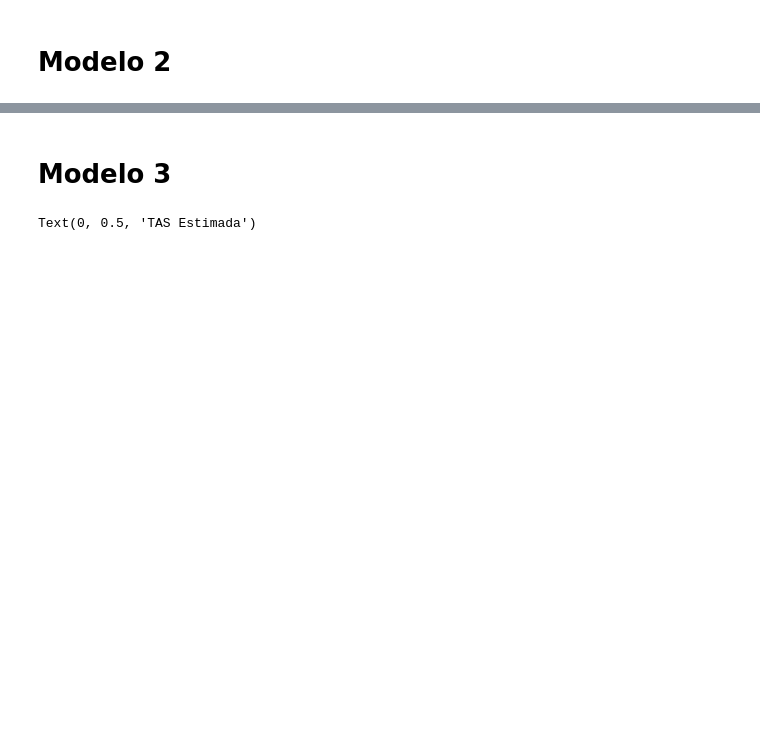
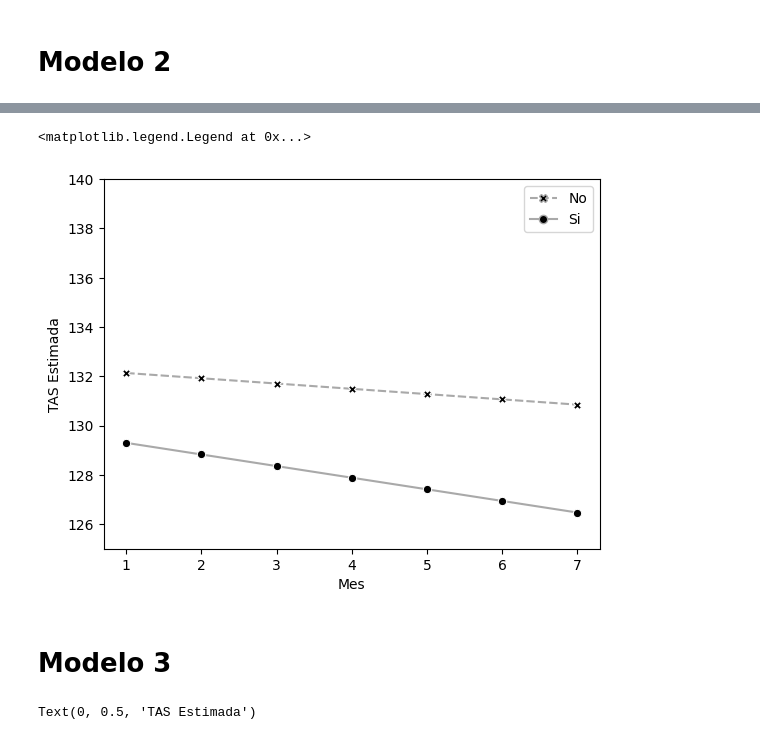
Before and after one commit to ecometto94/Tesis, a Jupyter notebook: Sintaxis/Análisis Inferencial_R.ipynb, the cells around one changed output, grey strips where cells are left out. Saved outputs shown, nothing was run; the diff lists cells and outputs as text; code cells hidden in the pictures; blank space fills up the shorter version.

```diff
--- a/Sintaxis/Análisis Inferencial_R.ipynb
+++ b/Sintaxis/Análisis Inferencial_R.ipynb
@@ -259,3 +272,32 @@ plt.legend(handles=handles, title="Adherencia")
+# %%
+df_2 = pd.DataFrame(
+    {
+        "Mes": list(range(1, 8)) * 2,
+        "Adherencia_Perfecta": [0] * 7 + [1] * 7,
+        "id": [0] * 7 + [1] * 7,
+    }
+)
+
+df_2 = create_sample_df(df_2)
+df_2["Estimated"] = get_predictions(modelo_2, df_2)
+# %%
+sns.lineplot(
+    data=df_2,
+    y="Estimated",
+    x="Mes",
+    hue="id",
+    palette=["darkgrey"] * 2,
+    style="Adherencia_Perfecta",
+    style_order=[1, 0],
+    markers={0: "X", 1: "o"},
+    markerfacecolor="black",
+)
+plt.ylim(YLIM)
+plt.ylabel("TAS Estimada")
+plt.legend(handles=handles)
+# %% [output]
+<matplotlib.legend.Legend at 0x...>
+[figure, added]
 # %% [markdown]
 # Modelo 3
 # %%
```
Also changed, not shown: parts of 18 cells of this notebook.
